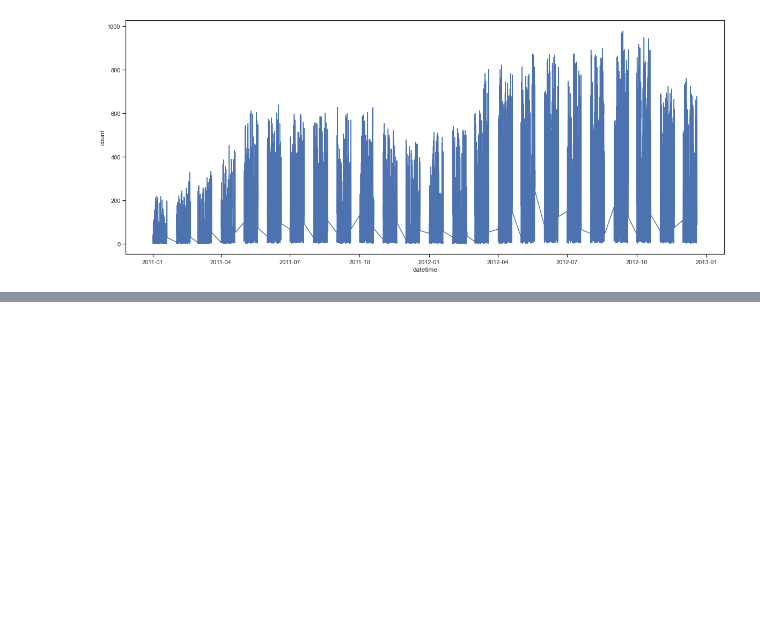
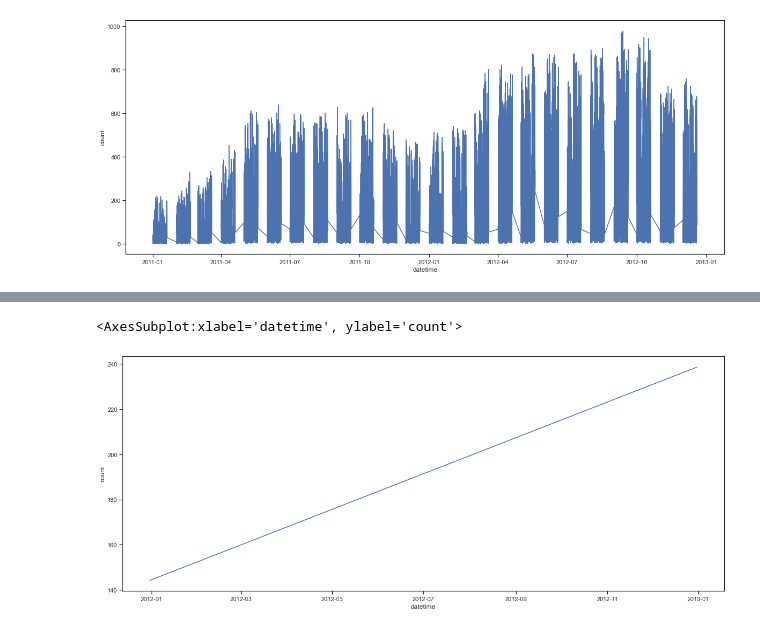
Before and after one commit to RosiNantis/Projects_from_Spiced_personal, a Jupyter notebook: week_3/spiced_encounters/3.1.date_time_pandas/bike_kag_intro.ipynb, the cells around one changed output, grey strips where cells are left out. Saved outputs shown, nothing was run; the diff lists cells and outputs as text; code cells hidden in the pictures; blank space fills up the shorter version.

Commit message:
on the feature visualization of bikes project

```diff
--- a/week_3/spiced_encounters/3.1.date_time_pandas/bike_kag_intro.ipynb
+++ b/week_3/spiced_encounters/3.1.date_time_pandas/bike_kag_intro.ipynb
@@ -116,3 +107,6 @@ bikes.head(2)
 | datetime |  |  |  |  |  |  |  |  |  |  | ... |
 | 2011-01-01 00:00:00 | 1 | 0 | 0 | 1 | 9.84 | 14.395 | 81 | 0.0 | 3 | 13 | ... |
 | 2011-01-01 01:00:00 | 1 | 0 | 0 | 1 | 9.02 | 13.635 | 80 | 0.0 | 8 | 32 | ... |
+# %%
+bikes.insert(15, 'count', bikes.pop('count'))
+bikes.head(2)
@@ -118,0 +136,3 @@ bikes.head(2)
+# %%
+bikes.drop(['test'],axis=1,inplace=True)
+bikes.head(2)
@@ -118,0 +153,3 @@ bikes.head(2)
+# %%
+d_years = bikes.resample('y').mean()
+d_years.head()
@@ -118,0 +161,9 @@ bikes.head(2)
+# %%
+# plot
+sns.set(style="ticks")
+x = d_years.index
+y = d_years['count']
+sns.lineplot(x, y)
+# %% [output]
+<AxesSubplot:xlabel='datetime', ylabel='count'>
+[figure, added]
```
Also changed, not shown: parts of 32 cells of this notebook, 5 other files.
